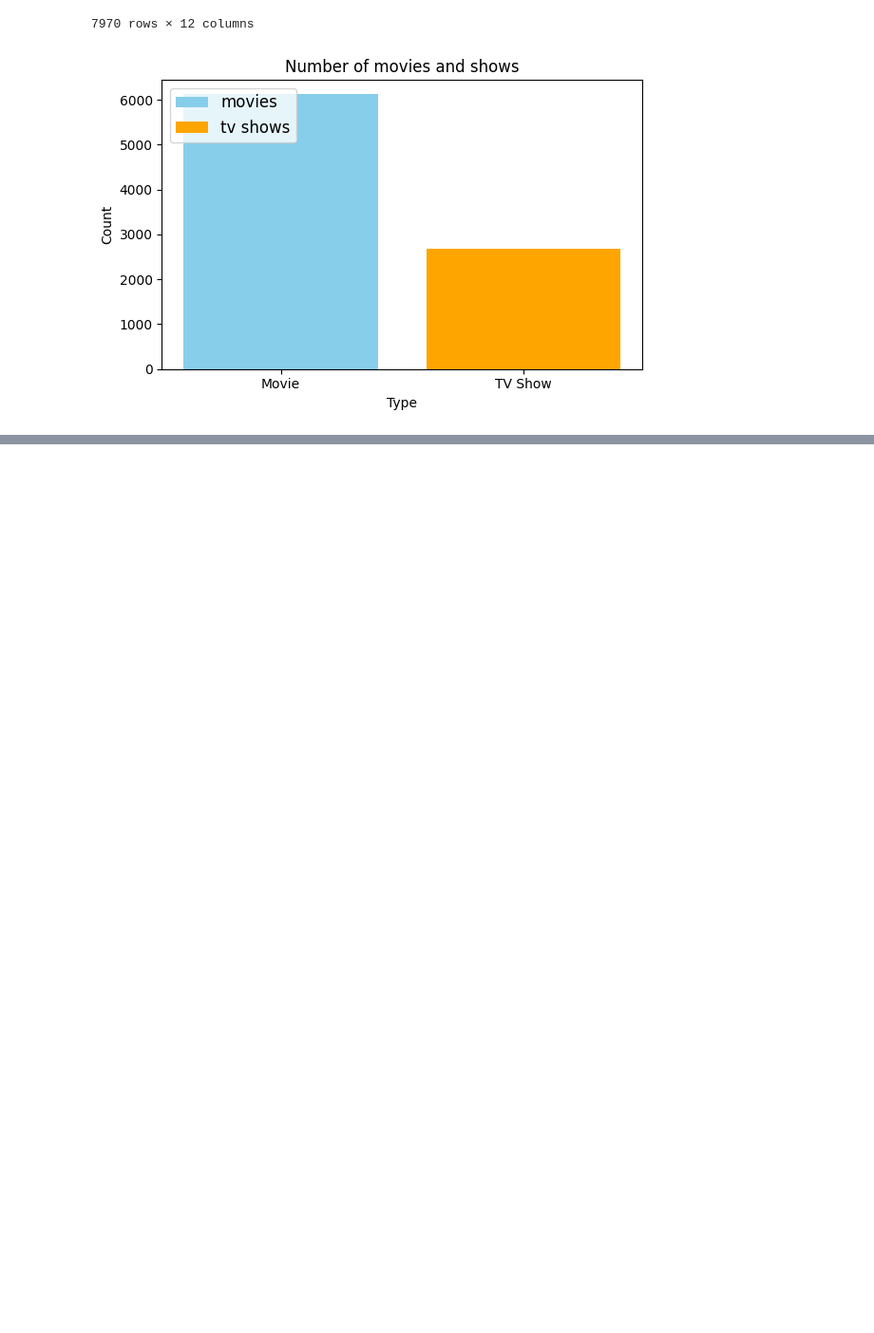
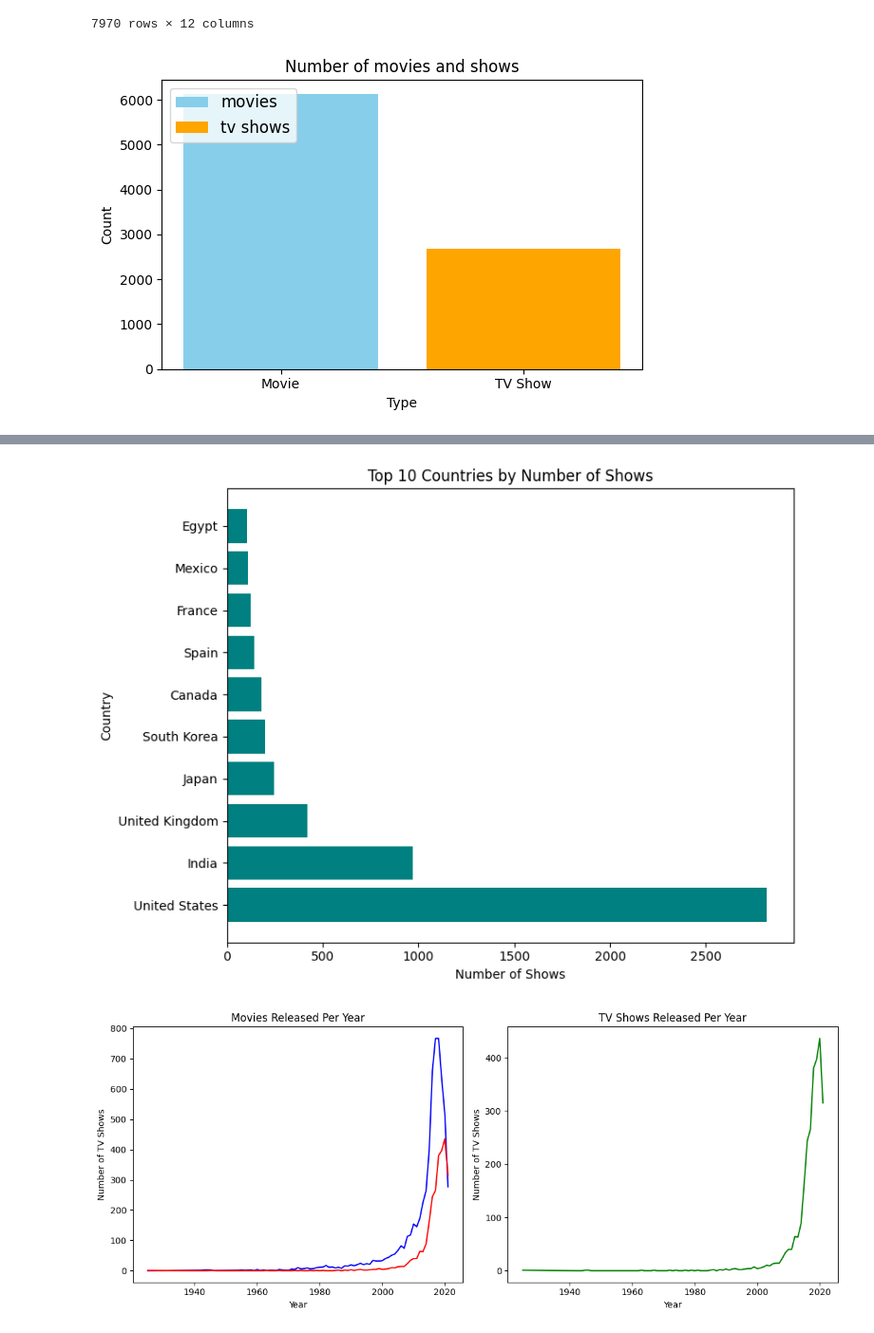
Before and after one commit to Haseebi-khan/Python-Language, a Jupyter notebook: Matplotlib/1.4.Netflix_Dataset.ipynb, the cells around one changed output, grey strips where cells are left out. Shown at 95% size. Cells and saved outputs as stored; diff of their text form; code cells hidden in the pictures; blank space fills up the shorter version.

```diff
--- a/Matplotlib/1.4.Netflix_Dataset.ipynb
+++ b/Matplotlib/1.4.Netflix_Dataset.ipynb
@@ -51,0 +92,36 @@ plt .show()
+# %%
+contryCounts = df["country"].value_counts().head(10)
+
+plt.figure(figsize=(8, 6))
+plt.barh(contryCounts.index, contryCounts.values, color="teal")
+plt.title("Top 10 Countries by Number of Shows")
+plt.xlabel("Number of Shows")
+plt.ylabel("Country")
+plt.tight_layout()
+plt.show()
+
+content_by_year = df.groupby(["release_year", "type"]).size().unstack().fillna(0)
+
+fig, ax = plt.subplots(1, 2, figsize=(12, 5))
+
+# Movies plot
+ax[0].plot(content_by_year.index, content_by_year["Movie"], color="blue")
+ax[0].set_title("Movies Released Per Year")
+ax[0].set_xlabel("Year")
+ax[0].set_ylabel("Number of Movies")
+
+# TV Shows plot
+ax[1].plot(content_by_year.index, content_by_year["TV Show"], color="green")
+ax[1].set_title("TV Shows Released Per Year")
+ax[1].set_xlabel("Year")
+ax[1].set_ylabel("Number of TV Shows")
+
+ax[0].plot(content_by_year.index, content_by_year["TV Show"], color="red")
+ax[0].set_xlabel("Year")
+ax[0].set_ylabel("Number of TV Shows")
+
+plt.tight_layout()
+plt.show()
+# %% [output]
+[figure, added]
+[figure, added]
```
Also changed, not shown: parts of 4 cells of this notebook.
